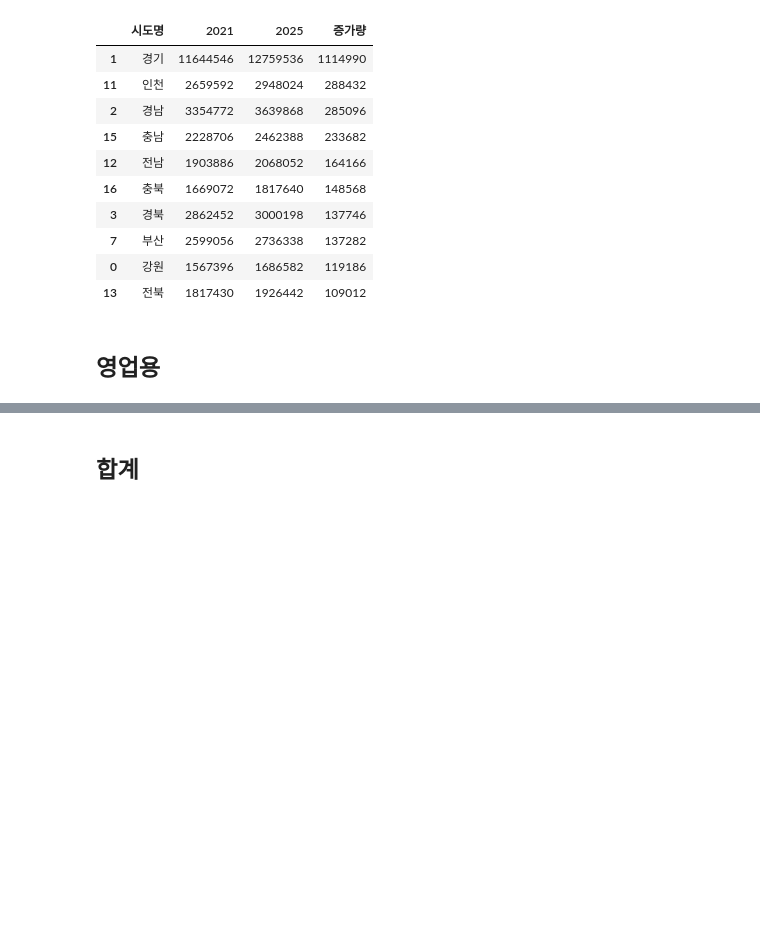
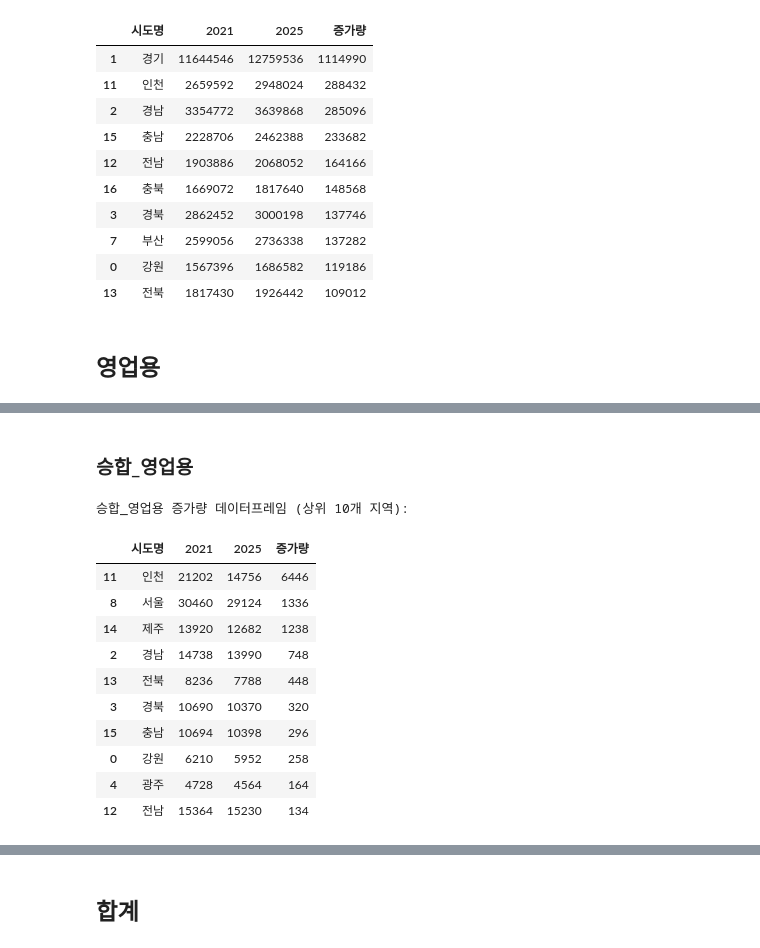
Before and after one commit to pcw11/datajo, a Jupyter notebook: 데이터조.ipynb, the cells around one changed output, grey strips where cells are left out. Drawn from its saved outputs; the diff is of its cells as text; code cells hidden in the pictures; blank space fills up the shorter version.

```diff
--- a/데이터조.ipynb
+++ b/데이터조.ipynb
@@ -812,0 +867,38 @@ agg_data.head(10)
+# %% [markdown]
+### 승합_영업용
+# %%
+# 데이터 정리: 쉼표 제거 및 숫자 변환
+df1['승합_영업용'] = df1['승합_영업용'].replace(',', '', regex=True).astype(int)
+
+# 2021년 4월과 2025년 4월 데이터 필터링
+df_2021 = df1[df1['월(Monthly)'] == '21-Apr']
+df_2025 = df1[df1['월(Monthly)'] == '25-Apr']
+
+# 지역별 승합_영업용 집계
+agg_data = pd.DataFrame({
+    '2021': df_2021.groupby('시도명')['승합_영업용'].sum(),
+    '2025': df_2025.groupby('시도명')['승합_영업용'].sum()
+}).reset_index()
+
+# 증가량 계산
+agg_data['증가량'] = agg_data['2021'] - agg_data['2025']
+
+# 증가량 기준 상위 지역 정렬
+agg_data = agg_data.sort_values('증가량', ascending=False)
+
+# 데이터프레임 출력
+print("\n승합_영업용 증가량 데이터프레임 (상위 10개 지역):")
+agg_data.head(10)
+# %% [output]
+승합_영업용 증가량 데이터프레임 (상위 10개 지역):
+|  | 시도명 | 2021 | 2025 | 증가량 |
+| 11 | 인천 | 21202 | 14756 | 6446 |
+| 8 | 서울 | 30460 | 29124 | 1336 |
+| 14 | 제주 | 13920 | 12682 | 1238 |
+| 2 | 경남 | 14738 | 13990 | 748 |
+| 13 | 전북 | 8236 | 7788 | 448 |
+| 3 | 경북 | 10690 | 10370 | 320 |
+| 15 | 충남 | 10694 | 10398 | 296 |
+| 0 | 강원 | 6210 | 5952 | 258 |
+| 4 | 광주 | 4728 | 4564 | 164 |
+| 12 | 전남 | 15364 | 15230 | 134 |
```
Also changed, not shown: parts of 49 cells of this notebook.
